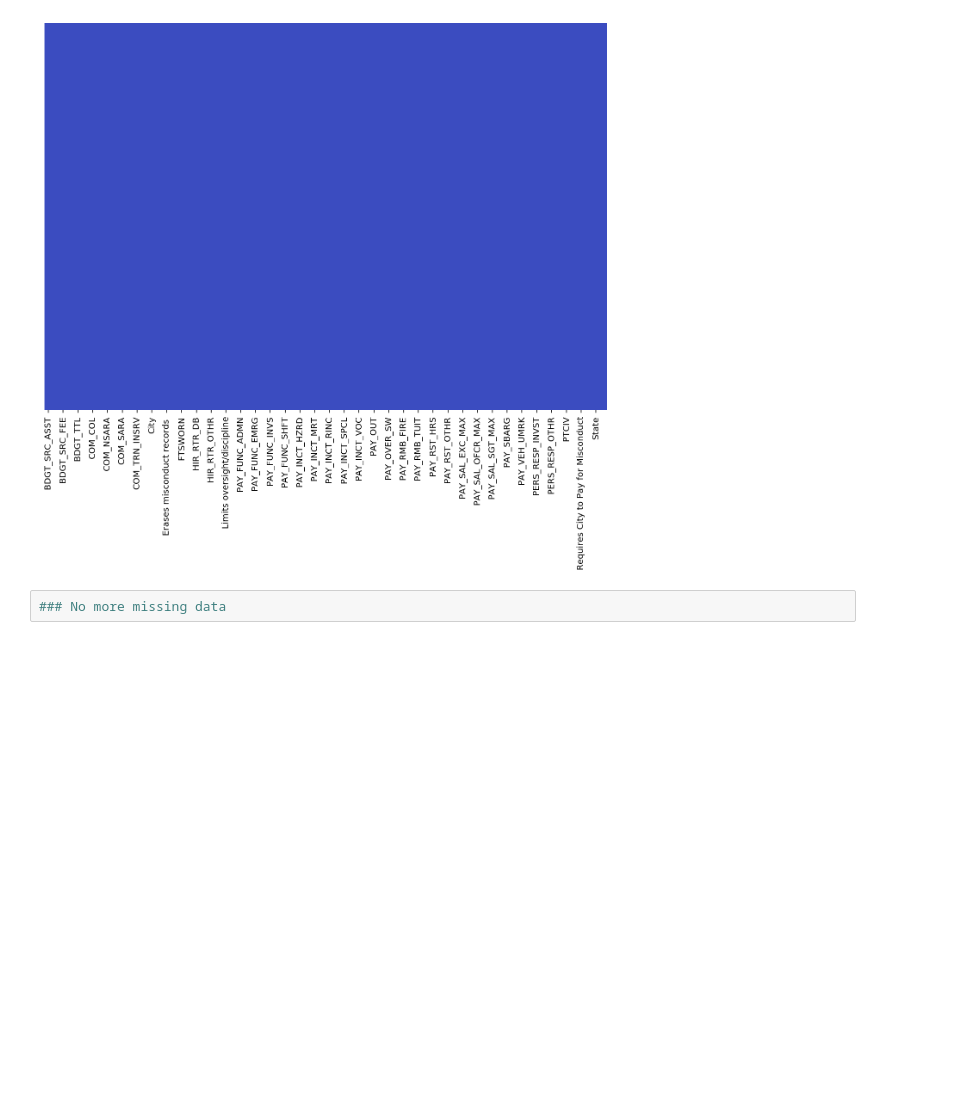
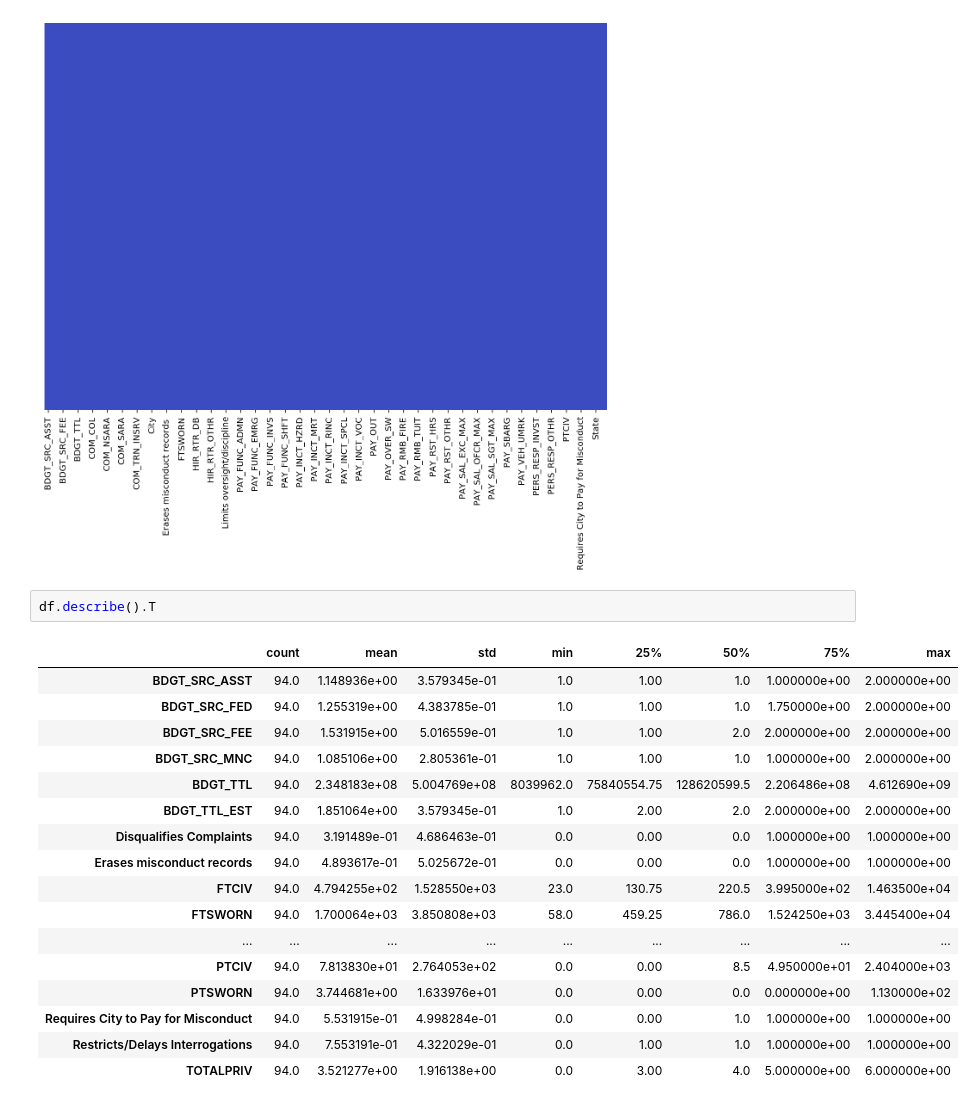
Before and after one commit to ChristopherDaigle/Academic_Research, a Jupyter notebook: Economics_Of_Policing/development/data_cleaning.ipynb, the cells around one changed output. Saved outputs shown, nothing was run; the diff lists cells and outputs as text; blank space fills up the shorter version.

```diff
--- a/Economics_Of_Policing/development/data_cleaning.ipynb
+++ b/Economics_Of_Policing/development/data_cleaning.ipynb
@@ -118,5 +118,23 @@ sns.heatmap(df.isnull(), yticklabels= False, cbar=False, cmap = 'coolwarm')
 plt.show()
 # %% [output]
 [figure]
-# %%
-### No more missing data
+# %%
+df.describe().T
+# %% [output]
+|  | count | mean | std | min | 25% | 50% | 75% | max |
+| BDGT_SRC_ASST | 94.0 | 1.148936e+00 | 3.579345e-01 | 1.0 | 1.00 | 1.0 | 1.000000e+00 | 2.000000e+00 |
+| BDGT_SRC_FED | 94.0 | 1.255319e+00 | 4.383785e-01 | 1.0 | 1.00 | 1.0 | 1.750000e+00 | 2.000000e+00 |
+| BDGT_SRC_FEE | 94.0 | 1.531915e+00 | 5.016559e-01 | 1.0 | 1.00 | 2.0 | 2.000000e+00 | 2.000000e+00 |
+| BDGT_SRC_MNC | 94.0 | 1.085106e+00 | 2.805361e-01 | 1.0 | 1.00 | 1.0 | 1.000000e+00 | 2.000000e+00 |
+| BDGT_TTL | 94.0 | 2.348183e+08 | 5.004769e+08 | 8039962.0 | 75840554.75 | 128620599.5 | 2.206486e+08 | 4.612690e+09 |
+| BDGT_TTL_EST | 94.0 | 1.851064e+00 | 3.579345e-01 | 1.0 | 2.00 | 2.0 | 2.000000e+00 | 2.000000e+00 |
+| Disqualifies Complaints | 94.0 | 3.191489e-01 | 4.686463e-01 | 0.0 | 0.00 | 0.0 | 1.000000e+00 | 1.000000e+00 |
+| Erases misconduct records | 94.0 | 4.893617e-01 | 5.025672e-01 | 0.0 | 0.00 | 0.0 | 1.000000e+00 | 1.000000e+00 |
+| FTCIV | 94.0 | 4.794255e+02 | 1.528550e+03 | 23.0 | 130.75 | 220.5 | 3.995000e+02 | 1.463500e+04 |
+| FTSWORN | 94.0 | 1.700064e+03 | 3.850808e+03 | 58.0 | 459.25 | 786.0 | 1.524250e+03 | 3.445400e+04 |
+| ... | ... | ... | ... | ... | ... | ... | ... | ... |
+| PTCIV | 94.0 | 7.813830e+01 | 2.764053e+02 | 0.0 | 0.00 | 8.5 | 4.950000e+01 | 2.404000e+03 |
+| PTSWORN | 94.0 | 3.744681e+00 | 1.633976e+01 | 0.0 | 0.00 | 0.0 | 0.000000e+00 | 1.130000e+02 |
+| Requires City to Pay for Misconduct | 94.0 | 5.531915e-01 | 4.998284e-01 | 0.0 | 0.00 | 1.0 | 1.000000e+00 | 1.000000e+00 |
+| Restricts/Delays Interrogations | 94.0 | 7.553191e-01 | 4.322029e-01 | 0.0 | 1.00 | 1.0 | 1.000000e+00 | 1.000000e+00 |
+| TOTALPRIV | 94.0 | 3.521277e+00 | 1.916138e+00 | 0.0 | 3.00 | 4.0 | 5.000000e+00 | 6.000000e+00 |
```
Also changed, not shown: parts of 1 cell of this notebook.
